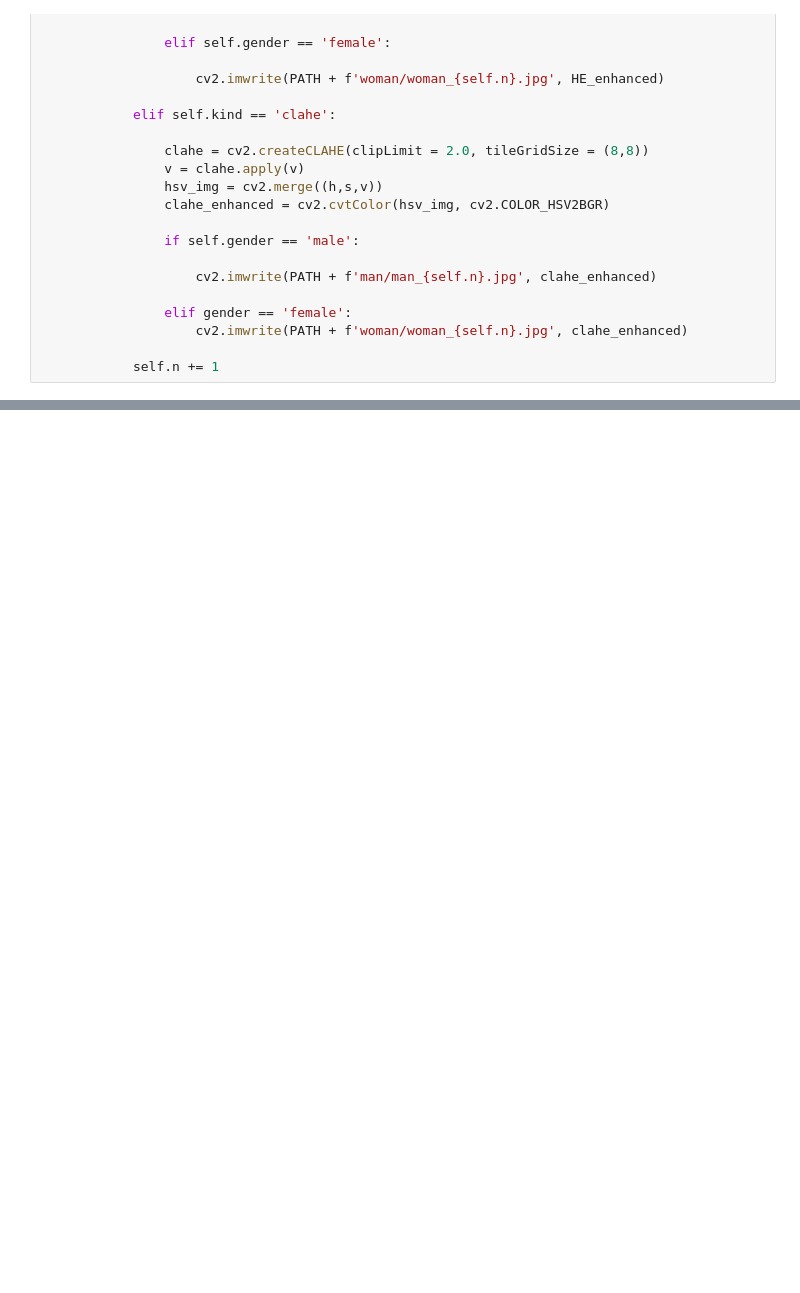
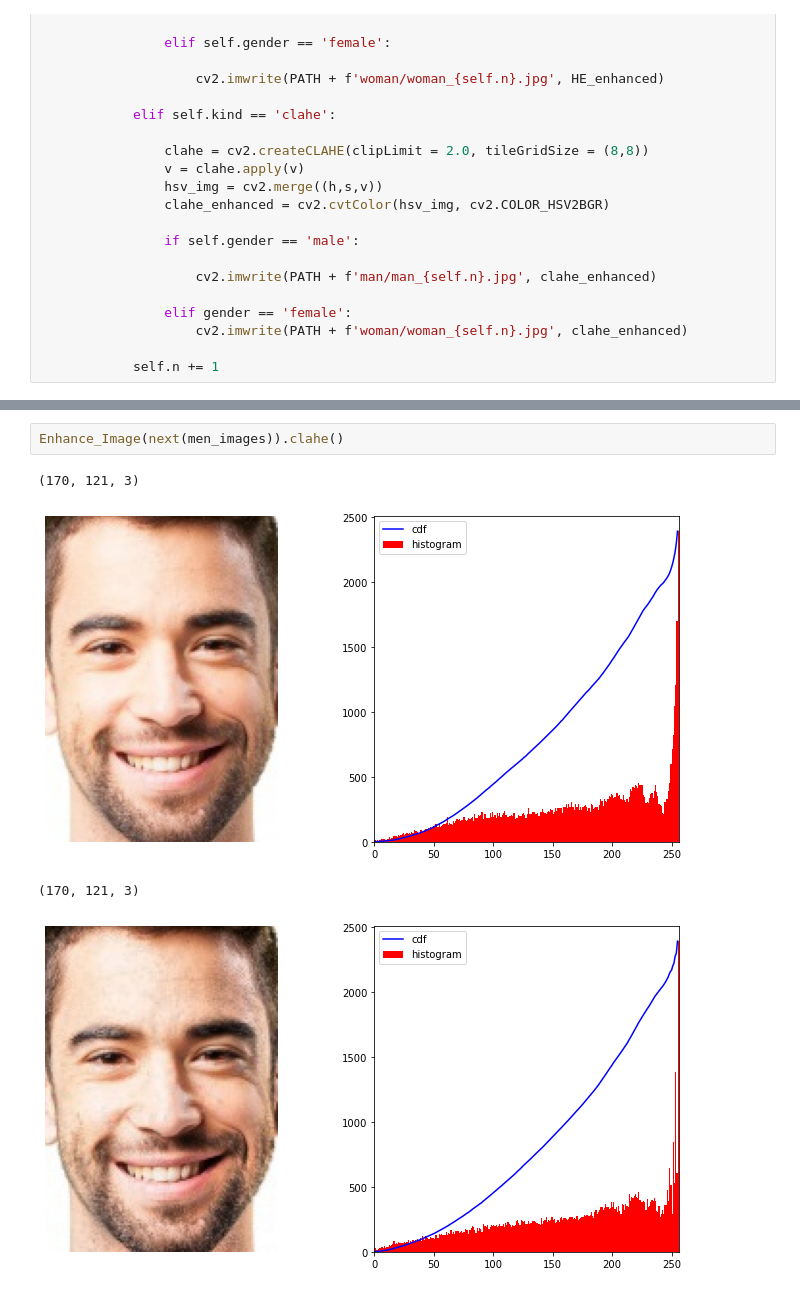
Before and after one commit to Seyifunmi-Adeboboye/GClass_Ongoing, a Jupyter notebook: Image QC_Enhancement.ipynb, the cells around one changed output, grey strips where cells are left out. Drawn from its saved outputs; the diff is of its cells as text; blank space fills up the shorter version.

```diff
--- a/Image QC_Enhancement.ipynb
+++ b/Image QC_Enhancement.ipynb
@@ -152,0 +152,7 @@ error: OpenCV(4.5.5) :-1: error: (-5:Bad argument) in function 'cvtColor'
+# %%
+Enhance_Image(next(men_images)).clahe()
+# %% [output]
+(170, 121, 3)
+[figure, added]
+(170, 121, 3)
+[figure, added]
```
Also changed, not shown: parts of 1 cell of this notebook.
